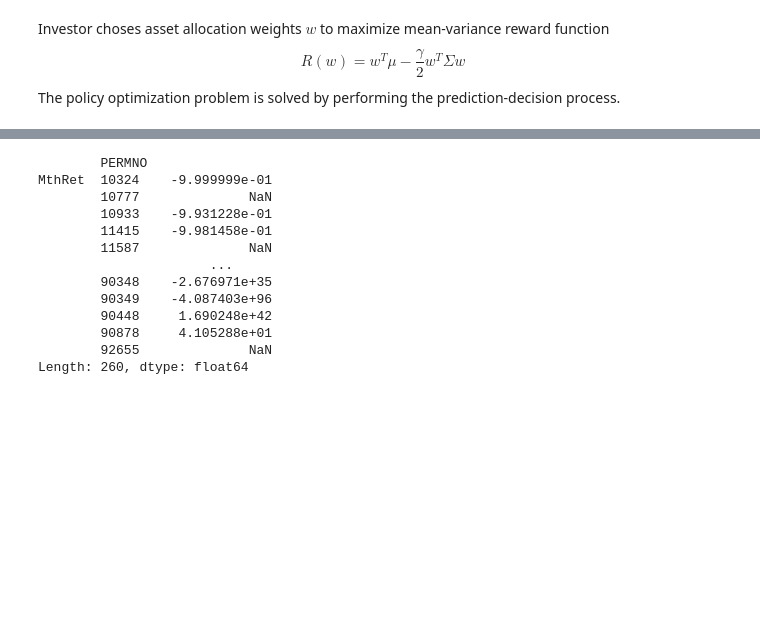
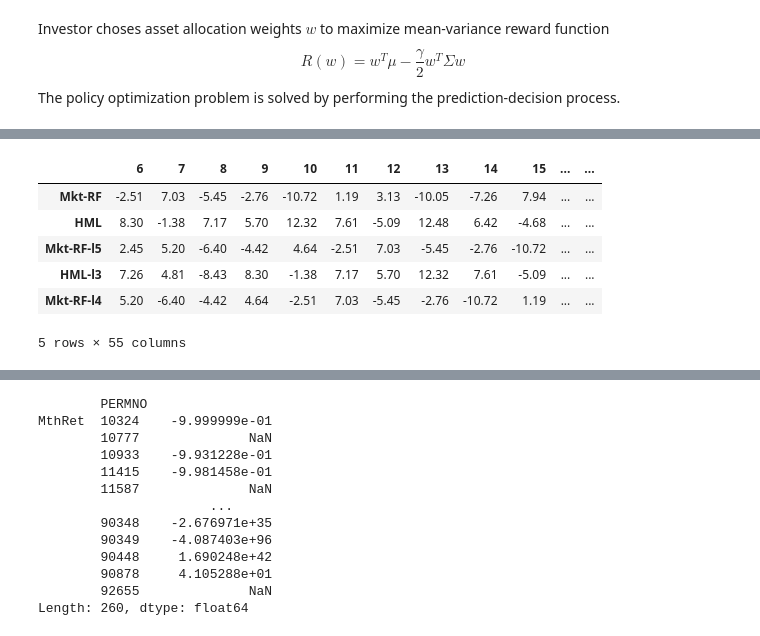
Before and after one commit to Kelvin-xing/Econ6102, a Jupyter notebook: PS1/PS1_xing.ipynb, the cells around one changed output, grey strips where cells are left out. Cells and saved outputs as stored; diff of their text form; code cells hidden in the pictures; blank space fills up the shorter version.

```diff
--- a/PS1/PS1_xing.ipynb
+++ b/PS1/PS1_xing.ipynb
@@ -369,0 +377,10 @@ prices
+# %%
+df_temp[beta_vars].T
+# %% [output]
+|  | 6 | 7 | 8 | 9 | 10 | 11 | 12 | 13 | 14 | 15 | ... | ... |
+| Mkt-RF | -2.51 | 7.03 | -5.45 | -2.76 | -10.72 | 1.19 | 3.13 | -10.05 | -7.26 | 7.94 | ... | ... |
+| HML | 8.30 | -1.38 | 7.17 | 5.70 | 12.32 | 7.61 | -5.09 | 12.48 | 6.42 | -4.68 | ... | ... |
+| Mkt-RF-l5 | 2.45 | 5.20 | -6.40 | -4.42 | 4.64 | -2.51 | 7.03 | -5.45 | -2.76 | -10.72 | ... | ... |
+| HML-l3 | 7.26 | 4.81 | -8.43 | 8.30 | -1.38 | 7.17 | 5.70 | 12.32 | 7.61 | -5.09 | ... | ... |
+| Mkt-RF-l4 | 5.20 | -6.40 | -4.42 | 4.64 | -2.51 | 7.03 | -5.45 | -2.76 | -10.72 | 1.19 | ... | ... |
+5 rows × 55 columns
```
Also changed, not shown: parts of 9 cells of this notebook, 5 other files.
